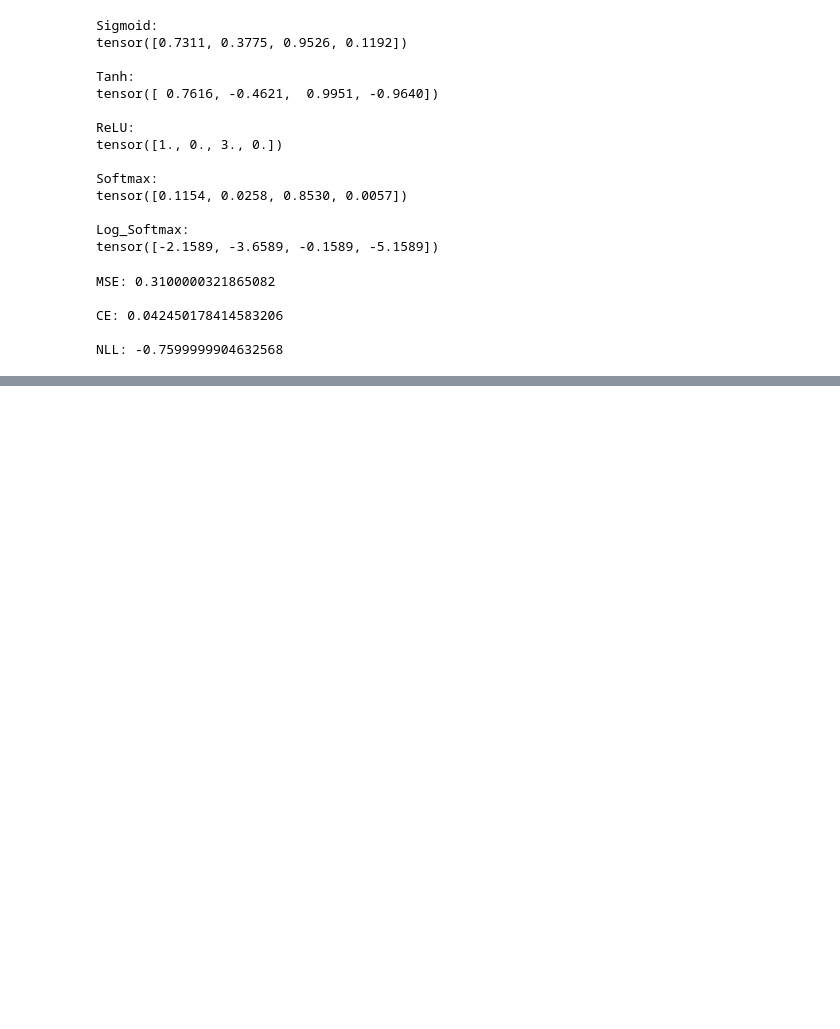
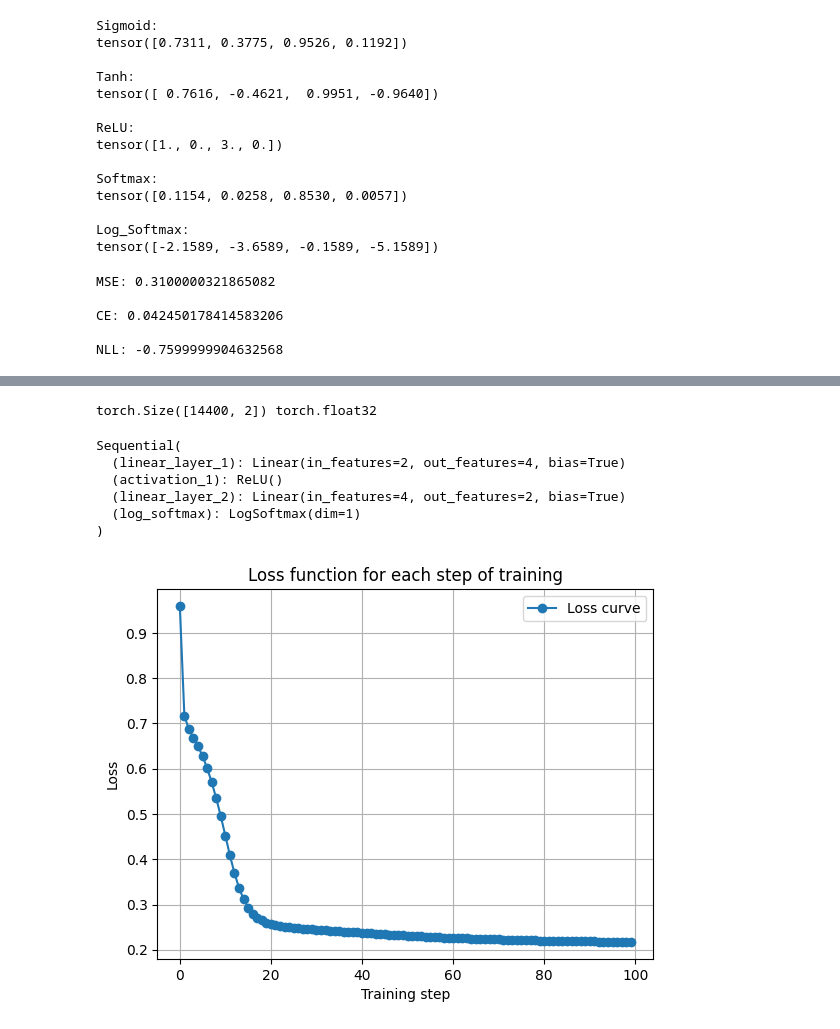
Before and after one commit to Ultraluxe25/Kapturov-s-solutions-of-Sirius-courses-, a Jupyter notebook: Deep Learning course/Sirius DL course (lesson 2.2) - Perceptron in PyTorch, activation and loss functions, NN training.ipynb, the cells around one changed output, grey strips where cells are left out. Drawn from its saved outputs; the diff is of its cells as text; code cells hidden in the pictures; blank space fills up the shorter version.

```diff
--- a/Deep Learning course/Sirius DL course (lesson 2.2) - Perceptron in PyTorch, activation and loss functions, NN training.ipynb
+++ b/Deep Learning course/Sirius DL course (lesson 2.2) - Perceptron in PyTorch, activation and loss functions, NN training.ipynb
@@ -341,0 +313,30 @@ optimizer = torch.optim.SGD(
+# %%
+# Make grid
+xy_min, xy_max = -4, 4
+grid_size = 120
+grid = torch.linspace(xy_min, xy_max, grid_size, dtype=torch.float32)
+grid_x_1, grid_x_2 = torch.meshgrid(grid, grid, indexing='ij')
+grid = torch.stack([grid_x_1.reshape(-1), grid_x_2.reshape(-1)], dim=1)
+print(grid.shape, grid.dtype)
+# %% [output]
+torch.Size([14400, 2]) torch.float32
+# %%
+from collections import OrderedDict
+
+model = torch.nn.Sequential(
+    OrderedDict([
+        ('linear_layer_1', torch.nn.Linear(2, 4)),
+        ('activation_1', torch.nn.ReLU()),
+        ('linear_layer_2', torch.nn.Linear(4, 2)),
+        ('log_softmax', torch.nn.LogSoftmax(dim=1))
+    ])
+)
+
+model
+# %% [output]
+Sequential(
+  (linear_layer_1): Linear(in_features=2, out_features=4, bias=True)
+  (activation_1): ReLU()
+  (linear_layer_2): Linear(in_features=4, out_features=2, bias=True)
+  (log_softmax): LogSoftmax(dim=1)
+)
@@ -341,0 +352,30 @@ optimizer = torch.optim.SGD(
+# %%
+# Step in one iteration of training
+losses = []  # Here we will store information about loss
+grid_preds = []  # Collect model predictions
+
+loss_fn = torch.nn.NLLLoss()
+
+for step in range(1, 101):
+    optimizer.zero_grad()  # 5.
+    y_pred = model(X)  # 1. Count forward step
+    loss = loss_fn(y_pred, y)  # 2.
+
+    losses.append(loss.item())
+    loss.backward()  # 3. Count gradients
+    optimizer.step()  # 4. Step of GD
+
+    with torch.no_grad():
+        grid_preds.append(model(grid))
+# %%
+# Visialize how loss has changed
+fig, ax = plt.subplots(figure=(30, 10))
+plt.plot(losses, 'o-', label='Loss curve')
+plt.title('Loss function for each step of training')
+plt.xlabel('Training step')
+plt.ylabel('Loss')
+plt.grid()
+plt.legend()
+plt.show();
+# %% [output]
+[figure, added]
```
Also changed, not shown: parts of 39 cells of this notebook.
